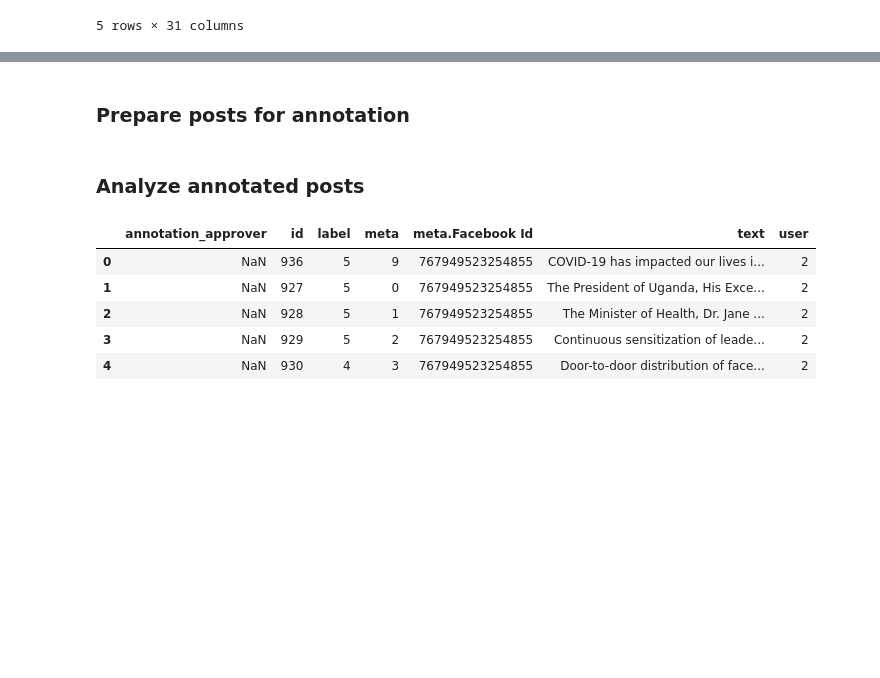
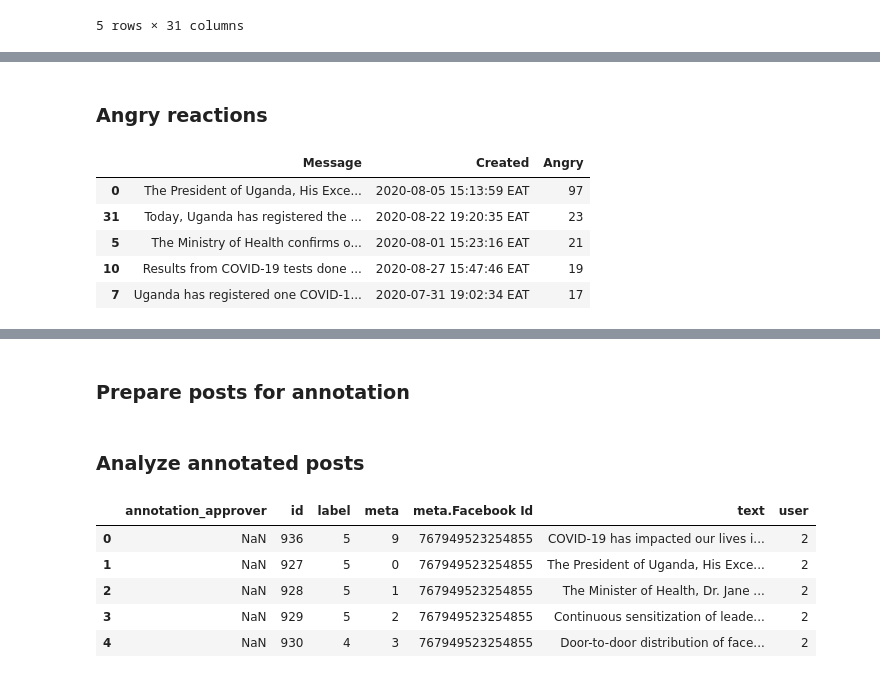
Before and after one commit to SunbirdAI/covid19-uganda-facebook-data-analysis, a Jupyter notebook: MoH page posts.ipynb, the cells around one changed output, grey strips where cells are left out. Cells and saved outputs as stored; diff of their text form; code cells hidden in the pictures; blank space fills up the shorter version.

```diff
--- a/MoH page posts.ipynb
+++ b/MoH page posts.ipynb
@@ -18 +27,12 @@ posts.head()
+# %% [markdown]
+### Angry reactions
+# %%
+posts[['Message', 'Created', 'Angry']].sort_values(by='Angry', ascending=False).head()
+# %% [output]
+|  | Message | Created | Angry |
+| 0 | The President of Uganda, His Exce... | 2020-08-05 15:13:59 EAT | 97 |
+| 31 | Today, Uganda has registered the ... | 2020-08-22 19:20:35 EAT | 23 |
+| 5 | The Ministry of Health confirms o... | 2020-08-01 15:23:16 EAT | 21 |
+| 10 | Results from COVID-19 tests done ... | 2020-08-27 15:47:46 EAT | 19 |
+| 7 | Uganda has registered one COVID-1... | 2020-07-31 19:02:34 EAT | 17 |
 # %%
```
Also changed, not shown: parts of 6 cells of this notebook, 4 other files.
